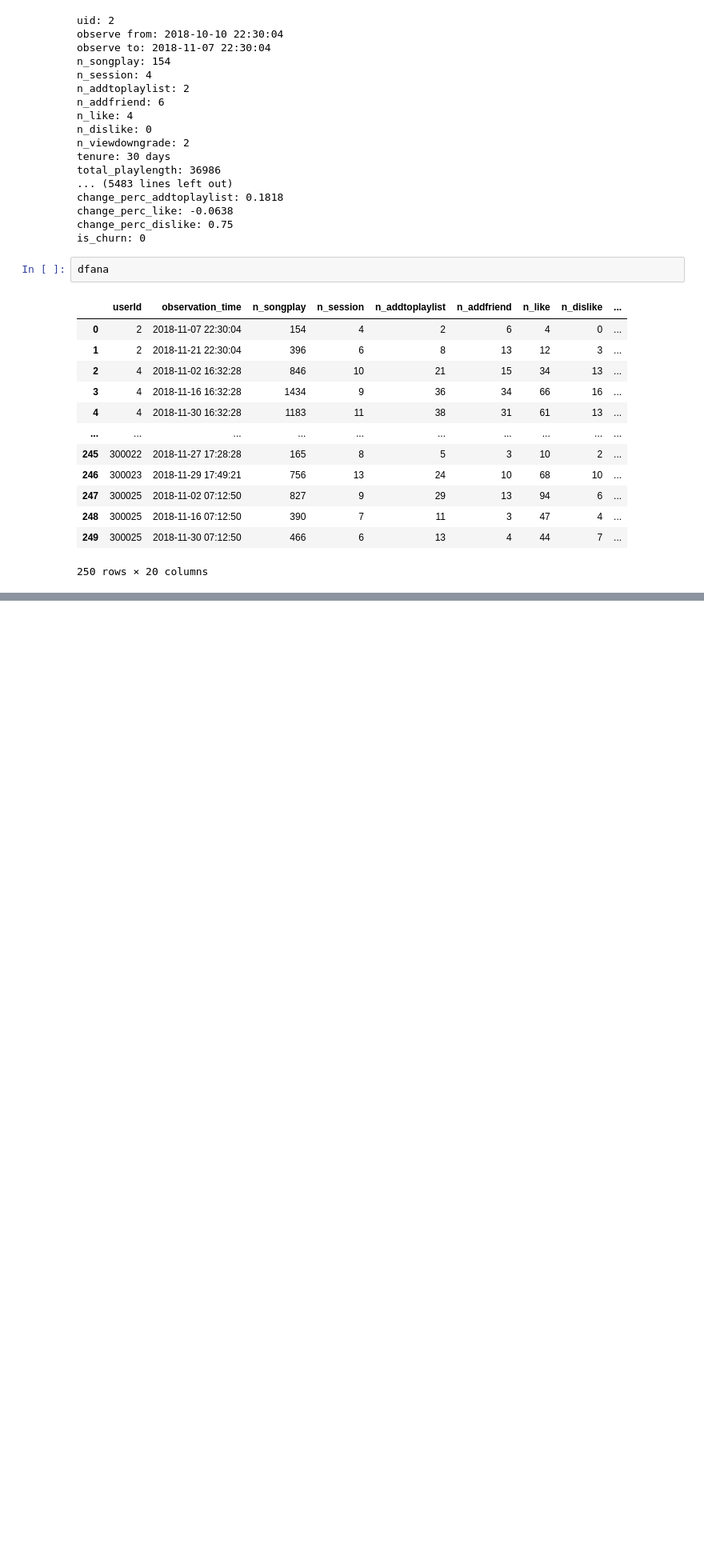
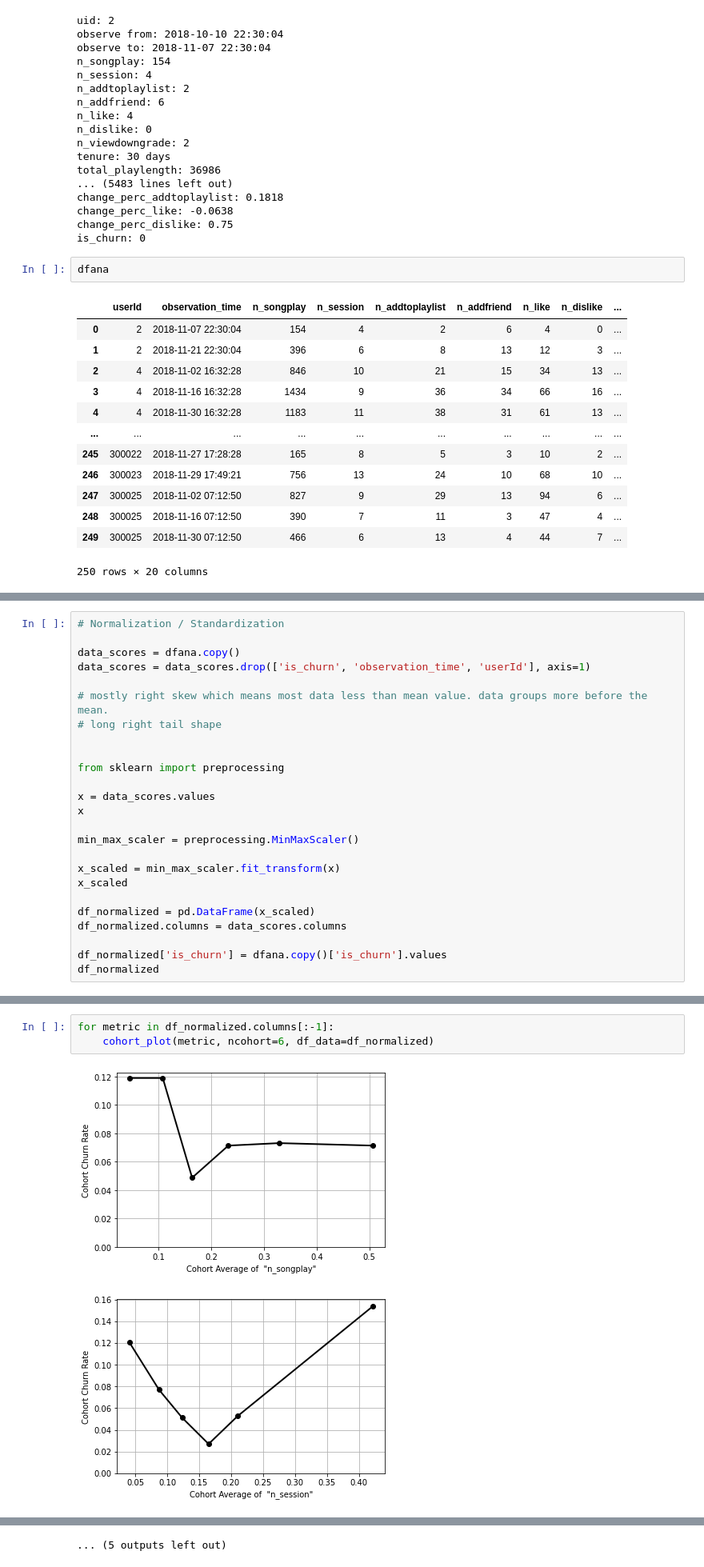
Before and after one commit to gilzero/project_churn_spark, a Jupyter notebook: sparkify.ipynb, the cells around one changed output, grey strips where cells are left out. Shown at 80% size. Cells and saved outputs as stored; diff of their text form; blank space fills up the shorter version.

```diff
--- a/sparkify.ipynb
+++ b/sparkify.ipynb
@@ -1705,0 +1762,25 @@ data_ratio_addplaylist_per_songplay
+# %%
+# Normalization / Standardization
+
+data_scores = dfana.copy()
+data_scores = data_scores.drop(['is_churn', 'observation_time', 'userId'], axis=1)
+
+# mostly right skew which means most data less than mean value. data groups more before the mean.
+# long right tail shape
+
+
+from sklearn import preprocessing
+
+x = data_scores.values
+x
+
+min_max_scaler = preprocessing.MinMaxScaler()
+
+x_scaled = min_max_scaler.fit_transform(x)
+x_scaled
+
+df_normalized = pd.DataFrame(x_scaled)
+df_normalized.columns = data_scores.columns
+
+df_normalized['is_churn'] = dfana.copy()['is_churn'].values
+df_normalized
@@ -1705,0 +1801,6 @@ data_ratio_addplaylist_per_songplay
+# %%
+for metric in df_normalized.columns[:-1]:
+    cohort_plot(metric, ncohort=6, df_data=df_normalized)
+# %% [output]
+[figure, added]
+[figure, added]
@@ -1705,0 +1817 @@ data_ratio_addplaylist_per_songplay
+... (5 outputs left out)
```
Also changed, not shown: parts of 10 cells of this notebook.
